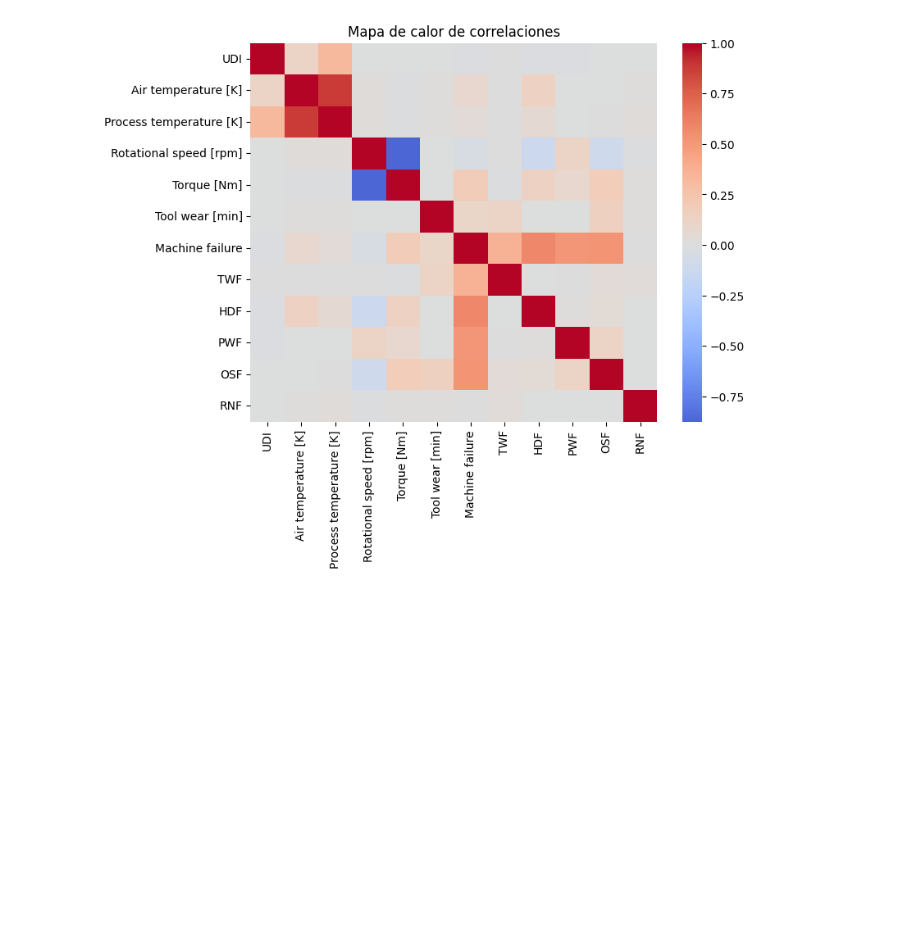
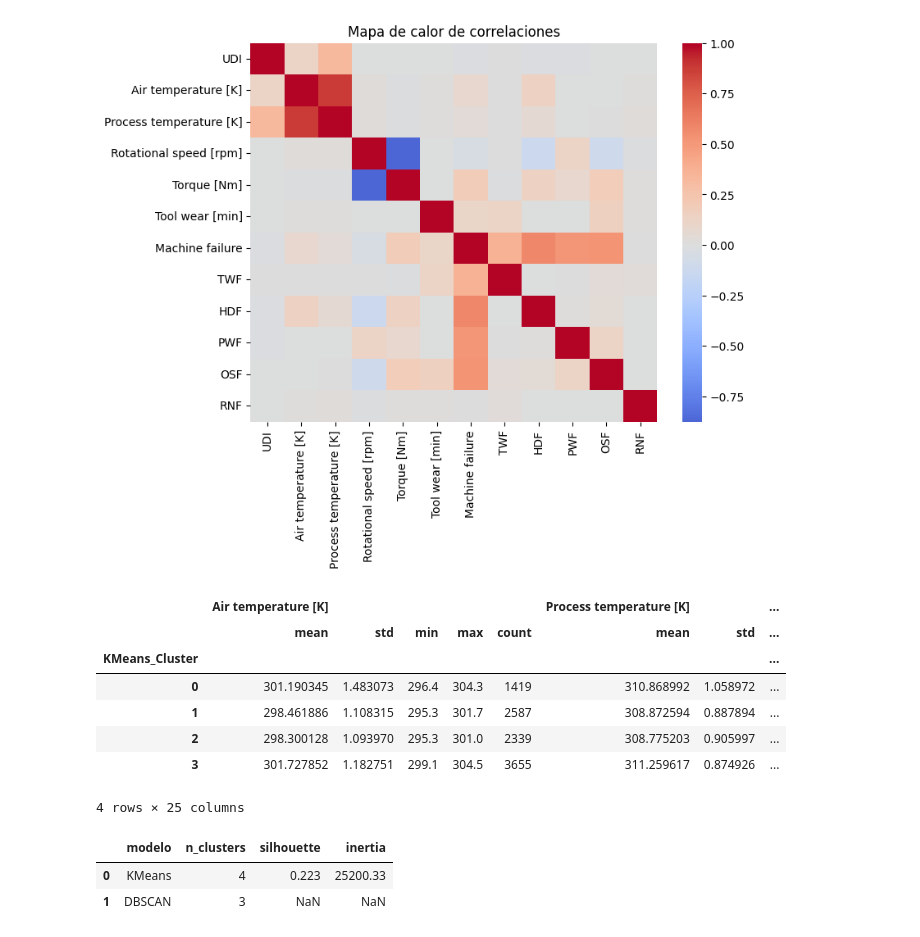
Before and after one commit to angelyambaycher/Taller_Semana_3, a Jupyter notebook: notebooks/Taller_Colaborativo_Semana3.ipynb, the cells around one changed output. Drawn from its saved outputs; the diff is of its cells as text; code cells hidden in the pictures; blank space fills up the shorter version.

```diff
--- a/notebooks/Taller_Colaborativo_Semana3.ipynb
+++ b/notebooks/Taller_Colaborativo_Semana3.ipynb
@@ -484,3 +541,67 @@ plt.savefig("figures/heatmap_correlations.png", dpi=200, bbox_inches="tight")
 plt.show()
 # %% [output]
 [figure]
+# %%
+import os
+import numpy as np
+import pandas as pd
+from sklearn.metrics import silhouette_score
+
+os.makedirs("results", exist_ok=True)
+
+df_results = df.copy()
+df_results["KMeans_Cluster"] = labels_kmeans
+df_results["DBSCAN_Cluster"] = labels_dbscan
+# %%
+variables_numericas = [
+    'Air temperature [K]',
+    'Process temperature [K]',
+    'Rotational speed [rpm]',
+    'Torque [Nm]',
+    'Tool wear [min]'
+]
+
+cluster_profiles = (
+    df_results
+    .groupby("KMeans_Cluster")[variables_numericas]
+    .agg(['mean', 'std', 'min', 'max', 'count'])
+)
+
+cluster_profiles.to_csv("results/kmeans_cluster_profiles.csv")
+cluster_profiles.head()
+# %% [output]
+|  | Air temperature [K] |  |  |  |  | Process temperature [K] |  | ... |
+|  | mean | std | min | max | count | mean | std | ... |
+| KMeans_Cluster |  |  |  |  |  |  |  | ... |
+| 0 | 301.190345 | 1.483073 | 296.4 | 304.3 | 1419 | 310.868992 | 1.058972 | ... |
+| 1 | 298.461886 | 1.108315 | 295.3 | 301.7 | 2587 | 308.872594 | 0.887894 | ... |
+| 2 | 298.300128 | 1.093970 | 295.3 | 301.0 | 2339 | 308.775203 | 0.905997 | ... |
+| 3 | 301.727852 | 1.182751 | 299.1 | 304.5 | 3655 | 311.259617 | 0.874926 | ... |
+4 rows × 25 columns
+# %%
+n_clusters_kmeans = len(np.unique(labels_kmeans))
+n_clusters_dbscan = len(set(labels_dbscan) - {-1})  # sin contar ruido
+
+sil_kmeans = silhouette_score(X_scaled, labels_kmeans)
+
+metrics = pd.DataFrame([
+    {
+        "modelo": "KMeans",
+        "n_clusters": n_clusters_kmeans,
+        "silhouette": round(sil_kmeans, 3),
+        "inertia": round(kmeans.inertia_, 2)
+    },
+    {
+        "modelo": "DBSCAN",
+        "n_clusters": n_clusters_dbscan,
+        "silhouette": np.nan,   # no siempre es adecuado calcularlo por el ruido
+        "inertia": np.nan
+    }
+])
+
+metrics.to_csv("results/model_metrics.csv", index=False)
+metrics
+# %% [output]
+|  | modelo | n_clusters | silhouette | inertia |
+| 0 | KMeans | 4 | 0.223 | 25200.33 |
+| 1 | DBSCAN | 3 | NaN | NaN |
```
Also changed, not shown: parts of 3 cells of this notebook, 4 other files.
